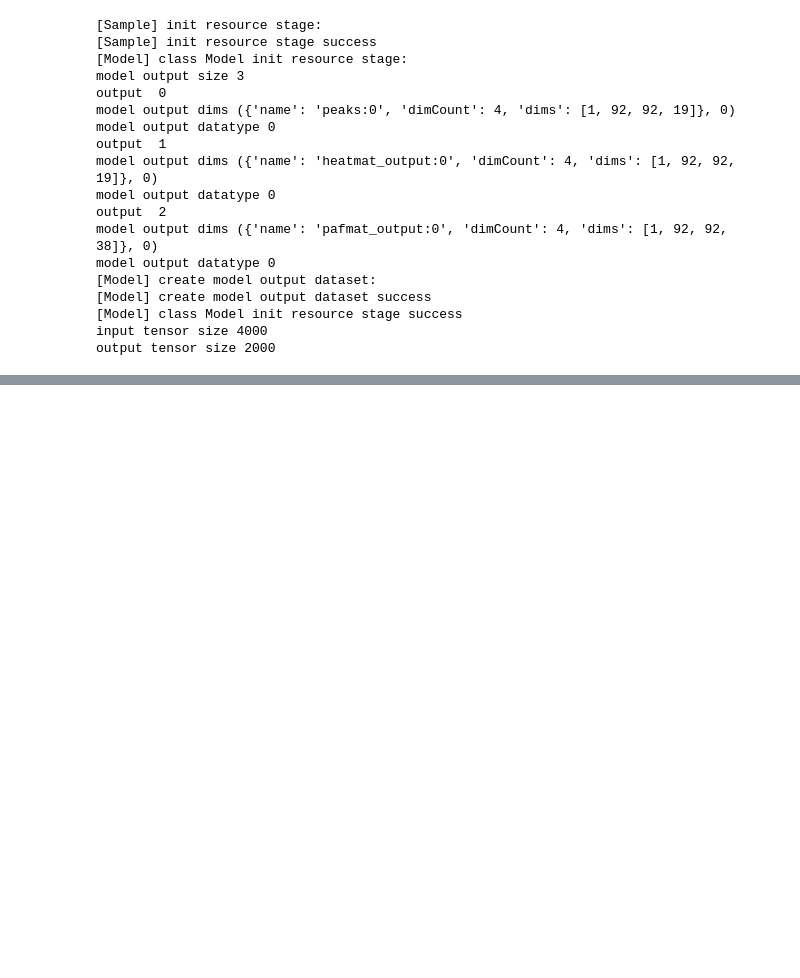
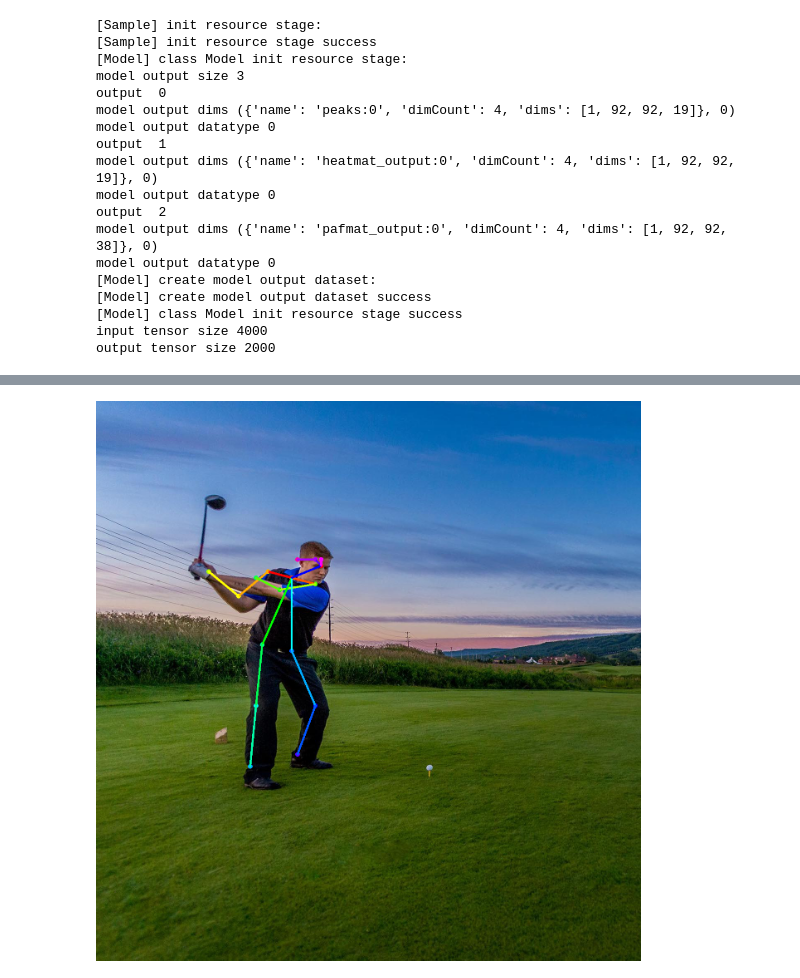
Before and after one commit to ktuna26/PyACL-Samples, a Jupyter notebook: acl_dvpp_openpose/atlas_openpose.ipynb, the cells around one changed output, grey strips where cells are left out. Drawn from its saved outputs; the diff is of its cells as text; code cells hidden in the pictures; blank space fills up the shorter version.

```diff
--- a/acl_dvpp_openpose/atlas_openpose.ipynb
+++ b/acl_dvpp_openpose/atlas_openpose.ipynb
@@ -49,13 +60,21 @@ def get_model_output_by_index(model_output, i):
     infer_output_size = acl.get_data_buffer_size(temp_output_buf)
 #     print("infer_output_size", infer_output_size)
 
-    output_host, _ = acl.rt.malloc_host(infer_output_size)
-    acl.rt.memcpy(output_host, infer_output_size, infer_output_ptr,
-                          infer_output_size, ACL_MEMCPY_DEVICE_TO_HOST)
+#     output_host, _ = acl.rt.malloc_host(infer_output_size)
+#     acl.rt.memcpy(output_host, infer_output_size, infer_output_ptr,
+#                           infer_output_size, ACL_MEMCPY_DEVICE_TO_HOST)
 
-    result = acl.util.ptr_to_numpy(output_host, (infer_output_size,), NPY_BYTE)
-    return np.array(struct.unpack(f"{infer_output_size//4}f", bytearray(result))).reshape(92, 92, -1)
+    result = acl.util.ptr_to_numpy(infer_output_ptr, (infer_output_size,), NPY_BYTE)
+    return np.array(struct.unpack(f"{infer_output_size//4}f", bytearray(result)), dtype=np.float32).reshape(92, 92, -1)
 # %%
 peaks = get_model_output_by_index(model_output, 0)
 heatmat = get_model_output_by_index(model_output, 1)
 pafmat = get_model_output_by_index(model_output, 2)
+# %%
+humans = estimate_paf(peaks, heatmat, pafmat)
+# %%
+img = draw_humans(np.array(Image.open(img_dict["path"])), humans)
+# %%
+Image.fromarray(img)
+# %% [output]
+[figure, added]
```
Also changed, not shown: parts of 2 cells of this notebook, 17 other files.
